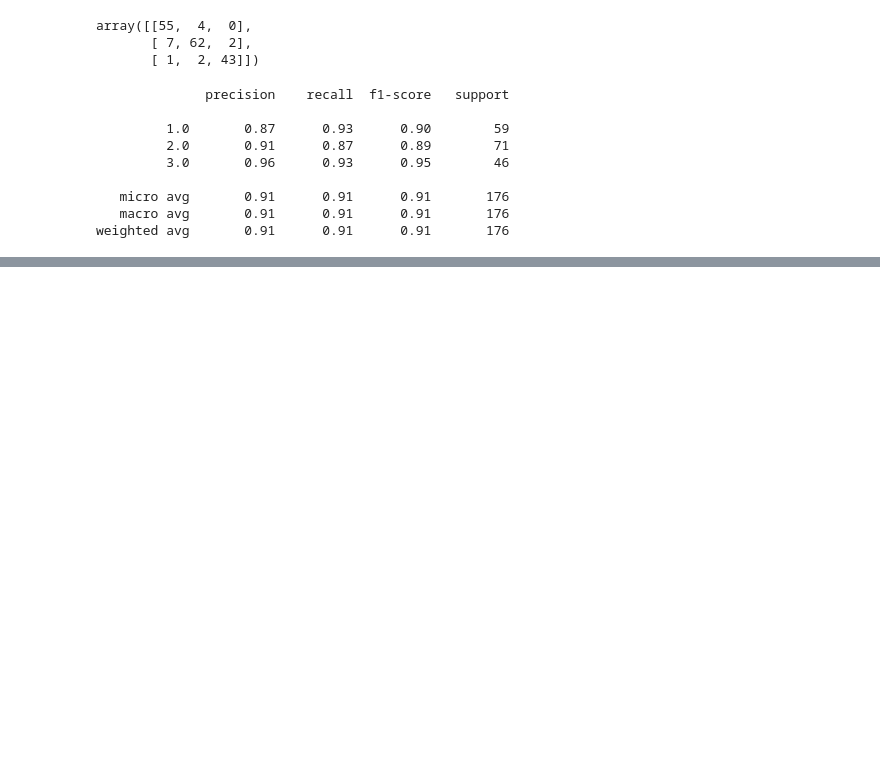
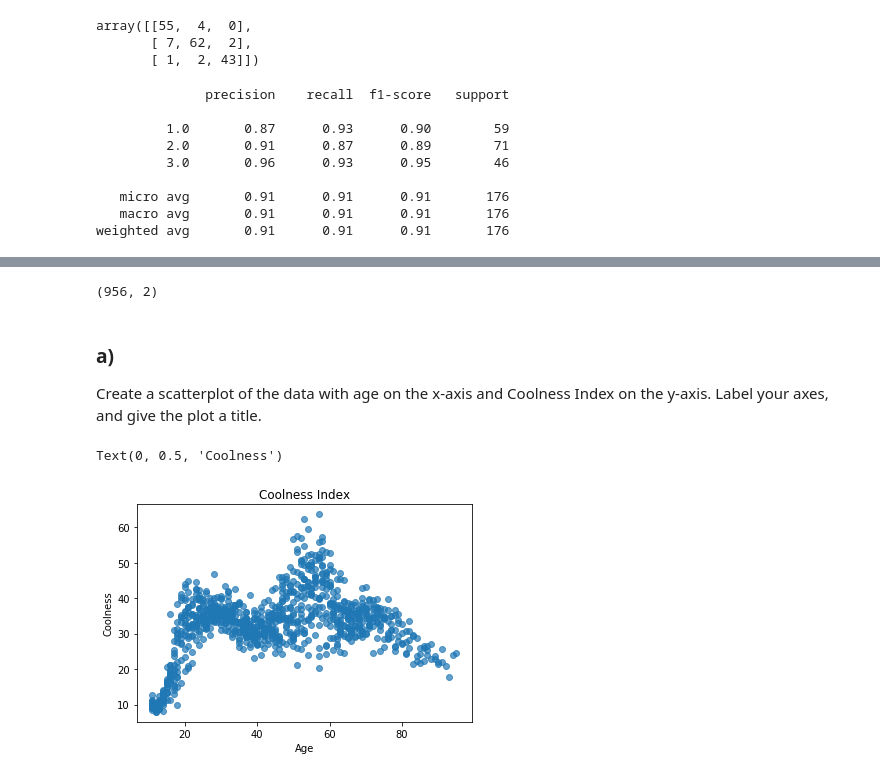
Before and after one commit to JoshLaven/persp-model-econ_w20, a Jupyter notebook: ProblemSets/PS7/LavenPS7.ipynb, the cells around one changed output, grey strips where cells are left out. Saved outputs shown, nothing was run; the diff lists cells and outputs as text; code cells hidden in the pictures; blank space fills up the shorter version.

```diff
--- a/ProblemSets/PS7/LavenPS7.ipynb
+++ b/ProblemSets/PS7/LavenPS7.ipynb
@@ -209,0 +212,20 @@ weighted avg       0.91      0.91      0.91       176
+# %%
+cool = np.loadtxt('data/CoolIndex.txt',delimiter=",")
+print(cool.shape)
+# %% [output]
+(956, 2)
+# %% [markdown]
+### a)
+Create a scatterplot of the data with age on the x-axis and Coolness Index on the y-axis. Label your axes, and give the plot a title.
+# %%
+import matplotlib.pyplot as plt
+import seaborn as sb
+%matplotlib inline
+
+plt.scatter(cool[:,0], cool[:,1], alpha=0.7)
+plt.title('Coolness Index')
+plt.xlabel('Age')
+plt.ylabel('Coolness')
+# %% [output]
+Text(0, 0.5, 'Coolness')
+[figure, added]
```
Also changed, not shown: parts of 14 cells of this notebook.
